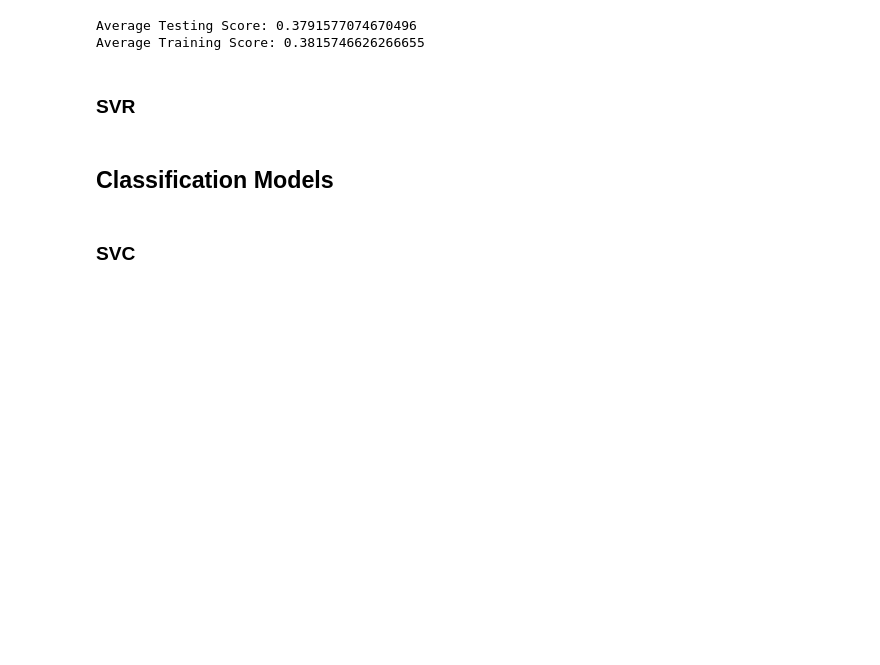
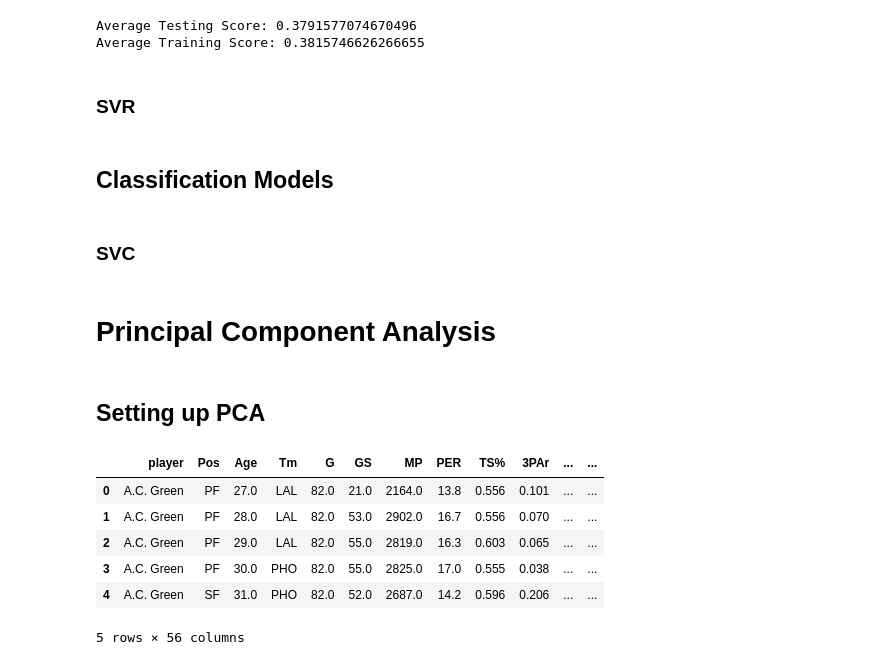
Before and after one commit to dcleung/CIS520-Project, a Jupyter notebook: Notebooks/NBA_Salaries.ipynb, the cells around one changed output. Cells and saved outputs as stored; diff of their text form; code cells hidden in the pictures; blank space fills up the shorter version.

```diff
--- a/Notebooks/NBA_Salaries.ipynb
+++ b/Notebooks/NBA_Salaries.ipynb
@@ -422,3 +422,21 @@ cross_validate(rbf_svr, X_train, y_train, scoring='r2', cv=5, n_jobs=5)
 # %%
 linear_svc = svm.SVC(kernel='linear')
 cross_validate(linear_svc, X_train, y_c_train, scoring='accuracy', cv=5, n_jobs=5)
+# %% [markdown]
+# Principal Component Analysis
+# %% [markdown]
+## Setting up PCA
+# %%
+# Have to collapse rows to not have repeated names
+new_features_df = features_df.copy()
+#new_features_df.index = new_features_df.index.droplevel(2)
+new_features_df = new_features_df.reset_index()
+new_features_df.head()
+# %% [output]
+|  | player | Pos | Age | Tm | G | GS | MP | PER | TS% | 3PAr | ... | ... |
+| 0 | A.C. Green | PF | 27.0 | LAL | 82.0 | 21.0 | 2164.0 | 13.8 | 0.556 | 0.101 | ... | ... |
+| 1 | A.C. Green | PF | 28.0 | LAL | 82.0 | 53.0 | 2902.0 | 16.7 | 0.556 | 0.070 | ... | ... |
+| 2 | A.C. Green | PF | 29.0 | LAL | 82.0 | 55.0 | 2819.0 | 16.3 | 0.603 | 0.065 | ... | ... |
+| 3 | A.C. Green | PF | 30.0 | PHO | 82.0 | 55.0 | 2825.0 | 17.0 | 0.555 | 0.038 | ... | ... |
+| 4 | A.C. Green | SF | 31.0 | PHO | 82.0 | 52.0 | 2687.0 | 14.2 | 0.596 | 0.206 | ... | ... |
+5 rows × 56 columns
```
Also changed, not shown: parts of 9 cells of this notebook.
